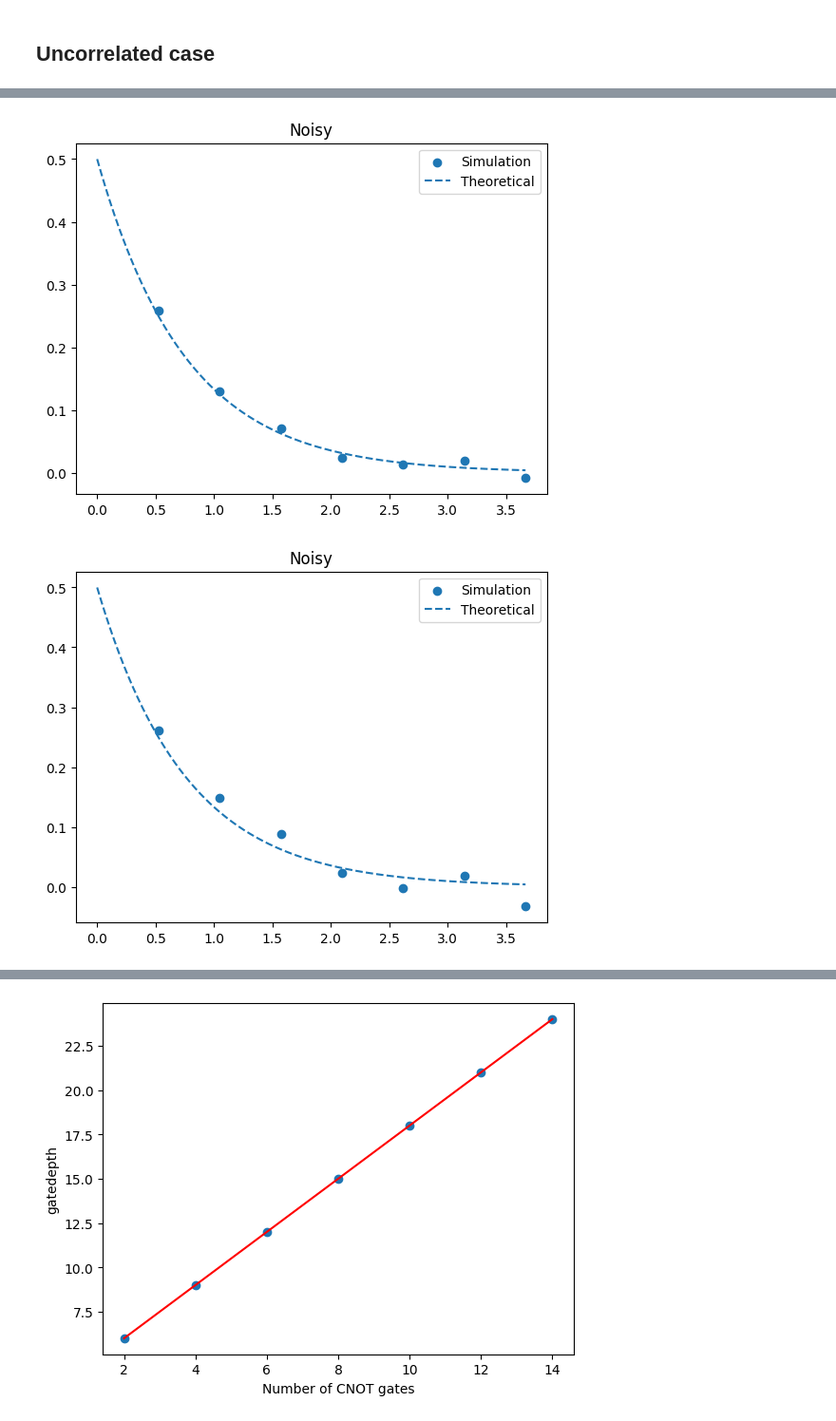
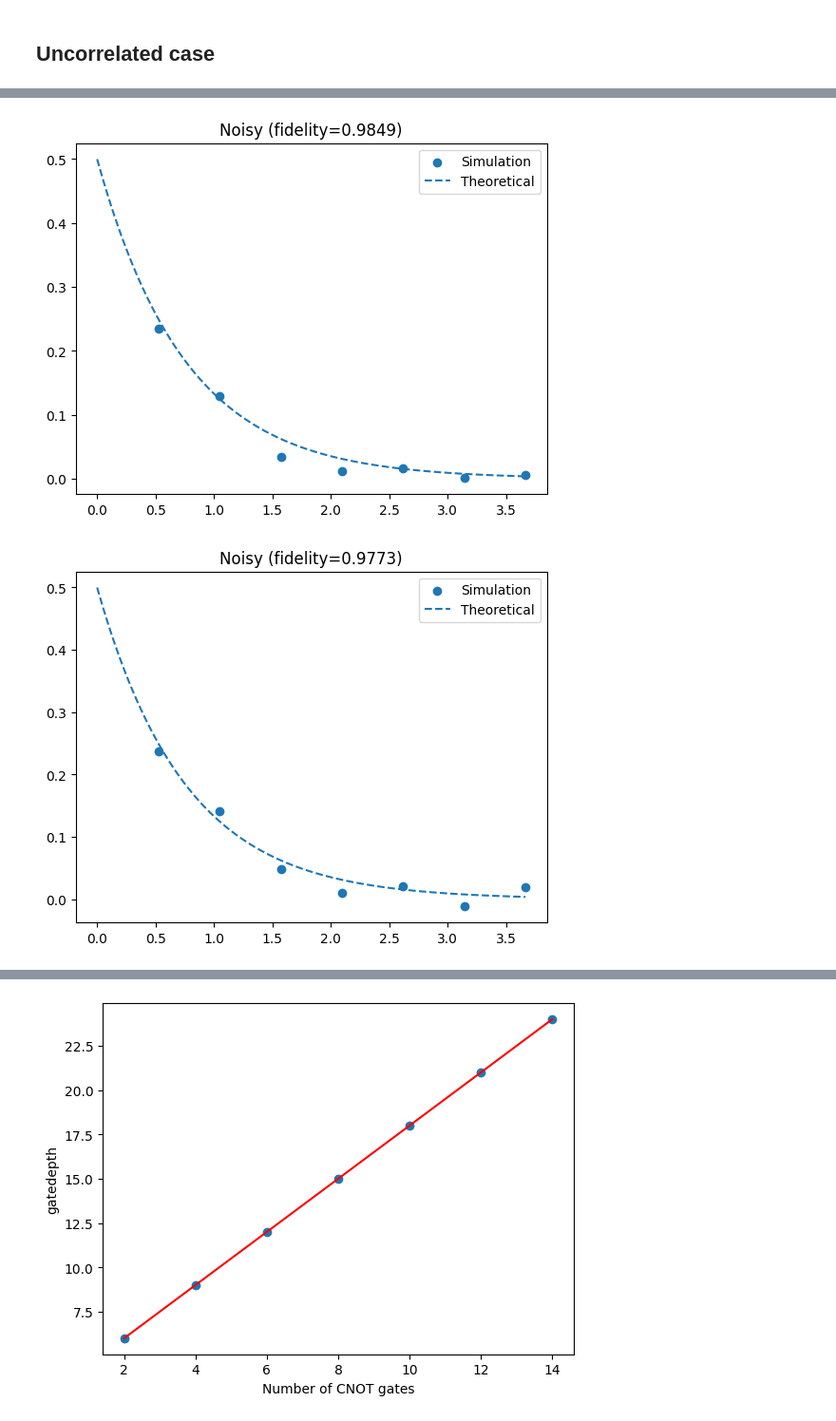
Before and after one commit to JessicaJohnBritto/QOSF_Cohort6, a Jupyter notebook: Results_from_paper/noise_model_ionq.ipynb, the cells around one changed output, grey strips where cells are left out. Shown at 95% size. Saved outputs shown, nothing was run; the diff lists cells and outputs as text; code cells hidden in the pictures.

Commit message:
Updated error values and noise models
Updated error values and added noise models and fidelity plots for all three systems.

```diff
--- a/Results_from_paper/noise_model_ionq.ipynb
+++ b/Results_from_paper/noise_model_ionq.ipynb
@@ -29,8 +29,8 @@ def noisem(prob_2q):
     #Create noise model
     noisemodel = NoiseModel()
     #Define times and probabilities
-    prob_1q = 1-0.9986
-    # prob_2q = 1-0.9826
+    prob_1q = 1-0.9969
+    # prob_2q = 1-0.9773
     time_t1 = 10000*1e9
     time_t2 = 0.2*1e9
     time_1q = 0.00001*1e9
@@ -171,7 +171,7 @@ def circ_markovian(basis_gates,noise_model,do_not_plot,**kwargs):
         plt.show()
     return qq
 # %%
-for i in np.linspace(0.0, 1-0.9826, num = 4):
+for i in np.linspace(0.0, 1-0.9773, num = 4):
     noisemodel, basis_gates = noisem(i)
     qq = wrapper(noisemodel, basis_gates,circ_markovian,'perfect',plot_title='Perfect',shots=1024,pump=zz_pump)
 
@@ -256,5 +256,5 @@ numcx,gatedepth,abserr = wrapper(None, None, circ_correlate,'perfect',plot_title
 # %%
-for i in np.linspace(0.0, 1-0.9826, num = 4):
+for i in np.linspace(0.0, 1-0.9773, num = 4):
     noisemodel, basis_gates = noisem(i)
     numcx,gatedepth,abserr = wrapper(noisemodel, basis_gates, circ_correlate,'noisy',plot_title=f'Noisy (fidelity={np.around(1-i,4)})',shots=256,collisions=20)
 # %% [output]
@@ -280,7 +280,7 @@ plt.show()
 [figure]
 # %%
 shotsnum = np.array(range(256,2049,64))
-noisemodel, basis_gates = noisem(1-0.9826)
+noisemodel, basis_gates = noisem(1-0.9773)
 meanerr = [np.mean(wrapper(noisemodel, basis_gates, circ_correlate,'noisy',do_not_plot='true',plot_title='Noisy',shots=shots,collisions=20)[2]) for shots in shotsnum]
 # %%
 plt.scatter(shotsnum,meanerr)
@@ -352,5 +352,5 @@ numcx,gatedepth,abserr = wrapper(None, None, circ_uncorrelate,'perfect',plot_tit
 # %%
-for i in np.linspace(0.0, 1-0.9826, num = 4):
+for i in np.linspace(0.0, 1-0.9773, num = 4):
     noisemodel, basis_gates = noisem(i)
-    numcx,gatedepth,abserr = wrapper(noisemodel, basis_gates, circ_uncorrelate,'noisy',plot_title='Noisy',shots=1024,collisions=7)
+    numcx,gatedepth,abserr = wrapper(noisemodel, basis_gates, circ_uncorrelate,'noisy',plot_title=f'Noisy (fidelity={np.around(1-i,4)})',shots=1024,collisions=7)
 # %% [output]
@@ -359,5 +359,5 @@ for i in np.linspace(0.0, 1-0.9826, num = 4):
-[figure, old version]
+[figure, new version]
-[figure, old version]
+[figure, new version]
 # %%
 plt.plot(numcx,abserr,c='red')
 plt.scatter(numcx,abserr)
```
Also changed, not shown: parts of 12 cells of this notebook.
